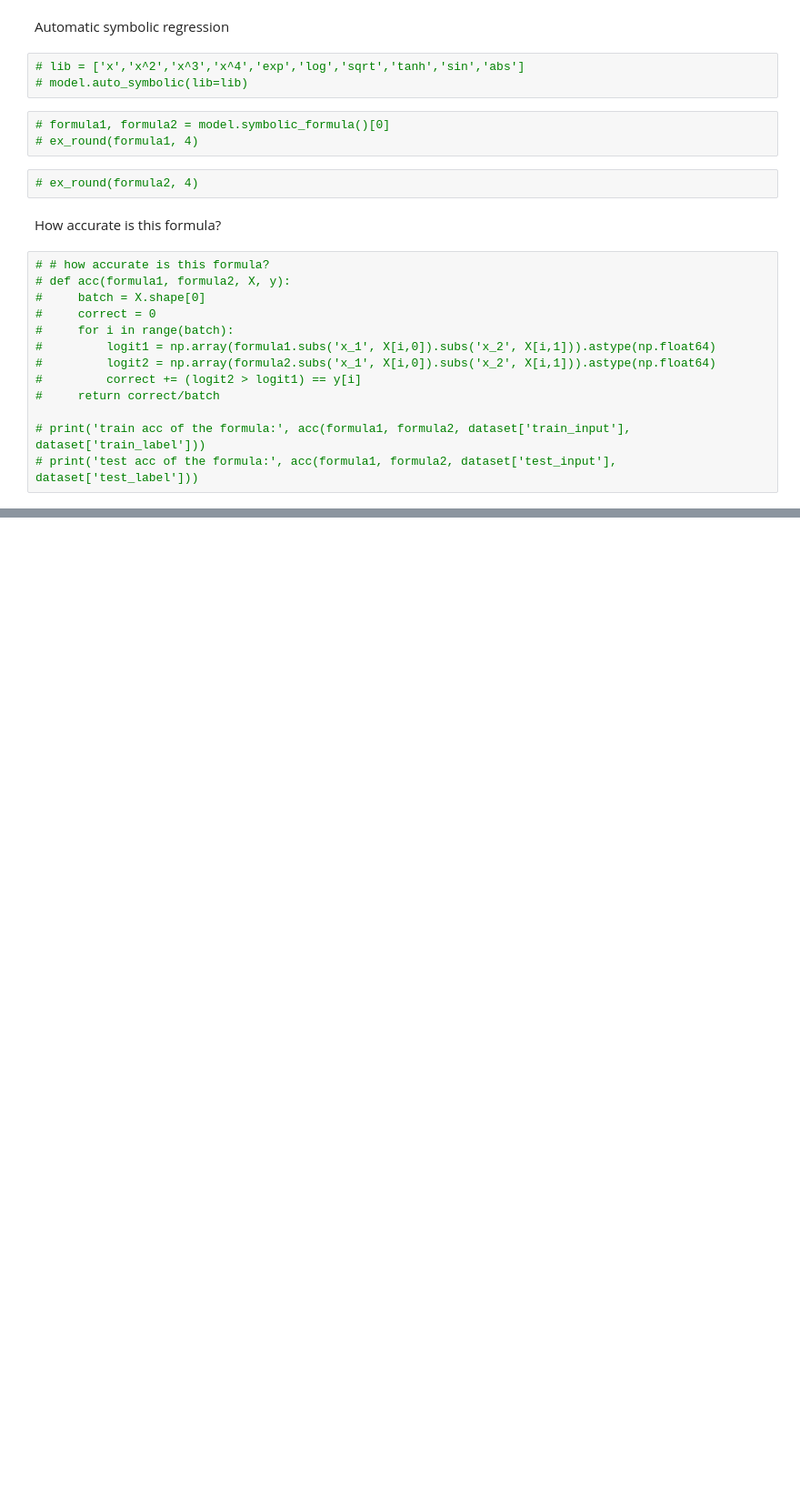
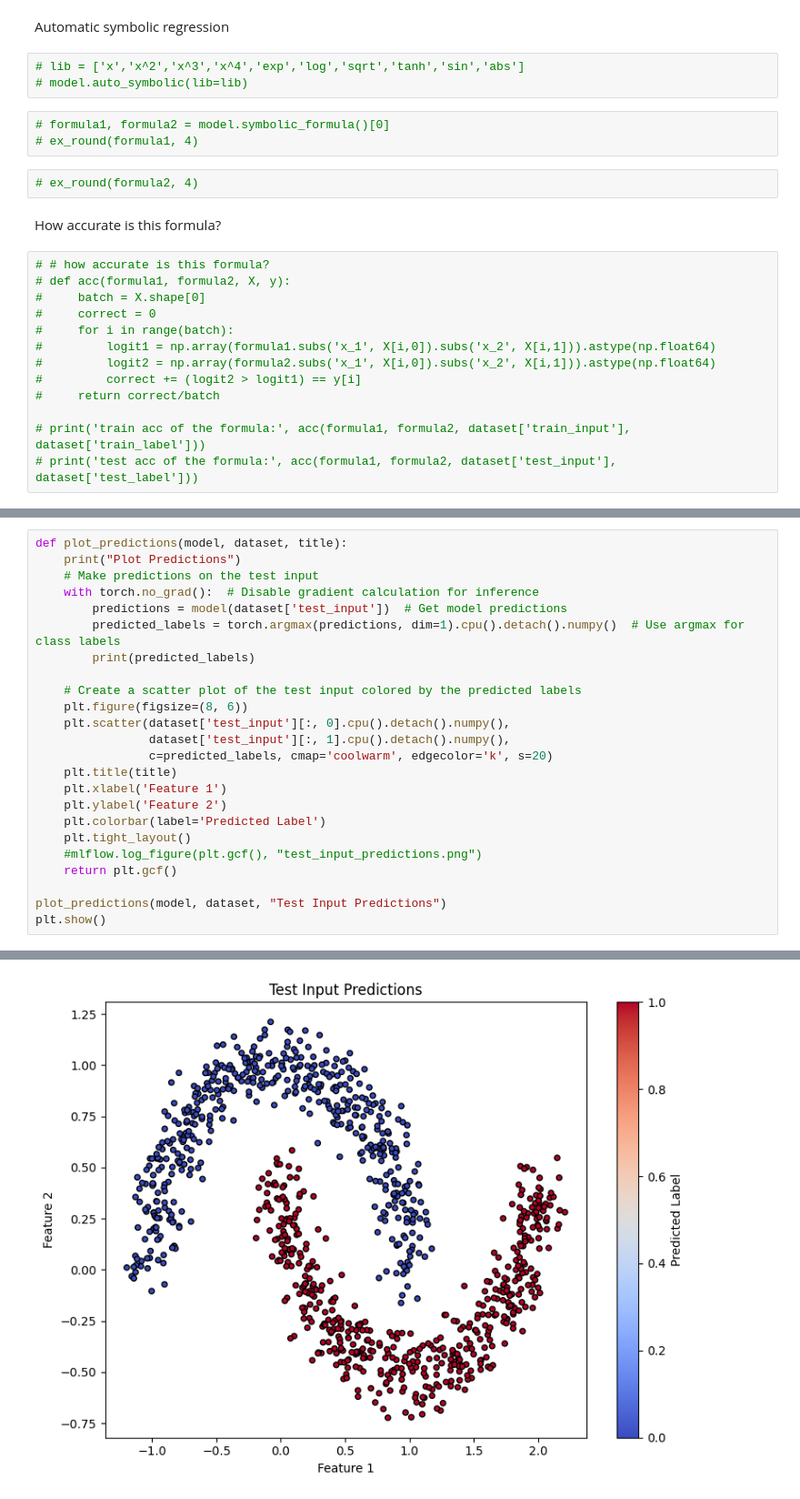
Before and after one commit to lniehaus/pykan, a Jupyter notebook: tutorials/Example/Example_4_classfication.ipynb, the cells around one changed output, grey strips where cells are left out. Shown at 91% size. Cells and saved outputs as stored; diff of their text form; blank space fills up the shorter version.

```diff
--- a/tutorials/Example/Example_4_classfication.ipynb
+++ b/tutorials/Example/Example_4_classfication.ipynb
@@ -243,0 +244,25 @@ model.plot()
+# %%
+def plot_predictions(model, dataset, title):
+    print("Plot Predictions")
+    # Make predictions on the test input
+    with torch.no_grad():  # Disable gradient calculation for inference
+        predictions = model(dataset['test_input'])  # Get model predictions
+        predicted_labels = torch.argmax(predictions, dim=1).cpu().detach().numpy()  # Use argmax for class labels
+        print(predicted_labels)
+
+    # Create a scatter plot of the test input colored by the predicted labels
+    plt.figure(figsize=(8, 6))
+    plt.scatter(dataset['test_input'][:, 0].cpu().detach().numpy(),
+                dataset['test_input'][:, 1].cpu().detach().numpy(),
+                c=predicted_labels, cmap='coolwarm', edgecolor='k', s=20)
+    plt.title(title)
+    plt.xlabel('Feature 1')
+    plt.ylabel('Feature 2')
+    plt.colorbar(label='Predicted Label')
+    plt.tight_layout()
+    #mlflow.log_figure(plt.gcf(), "test_input_predictions.png")
+    return plt.gcf()
+
+plot_predictions(model, dataset, "Test Input Predictions")
+plt.show()
+# %% [output]
@@ -244,3 +286,4 @@ model.plot()
+[figure, added]
 # %%
 import seaborn as sns
 import pandas as pd
```
Also changed, not shown: parts of 8 cells of this notebook, 3 other files.
